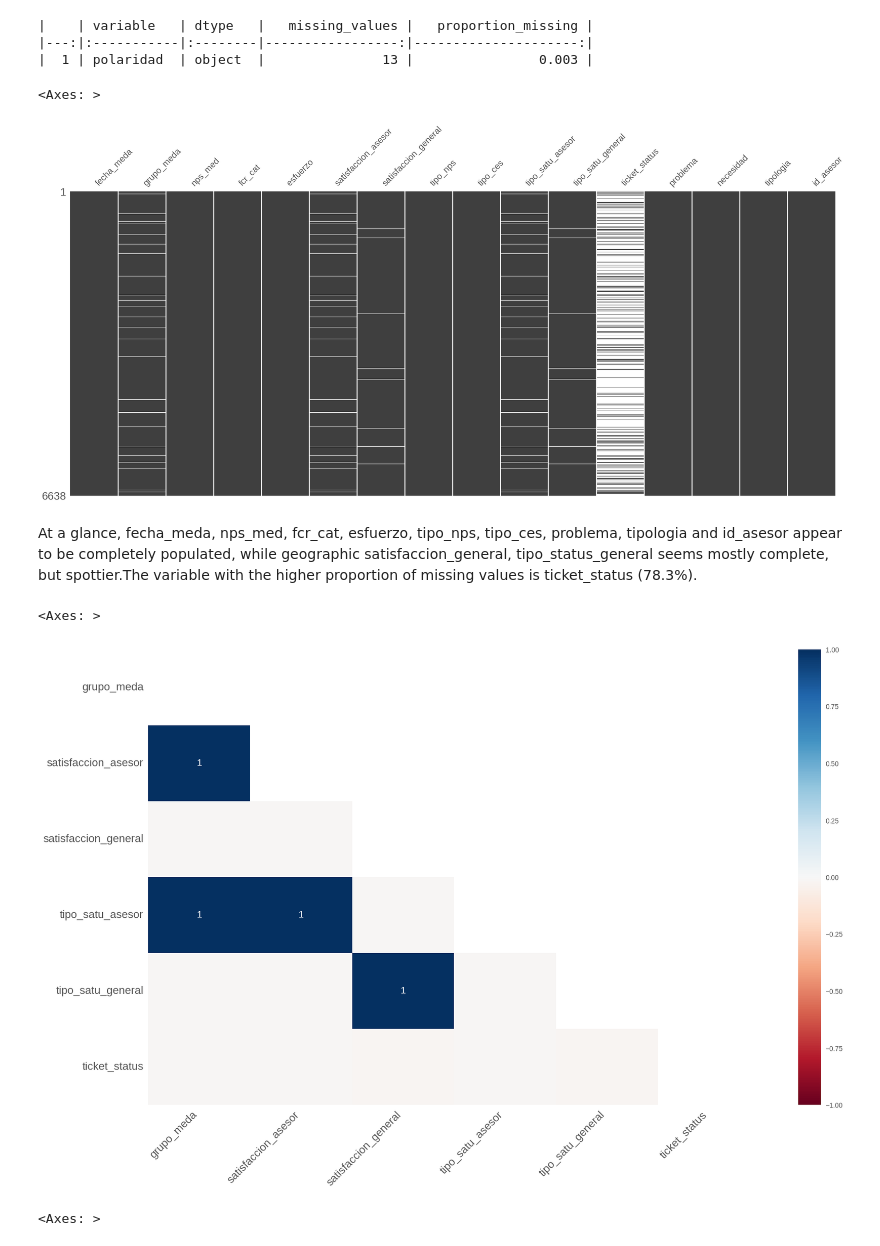
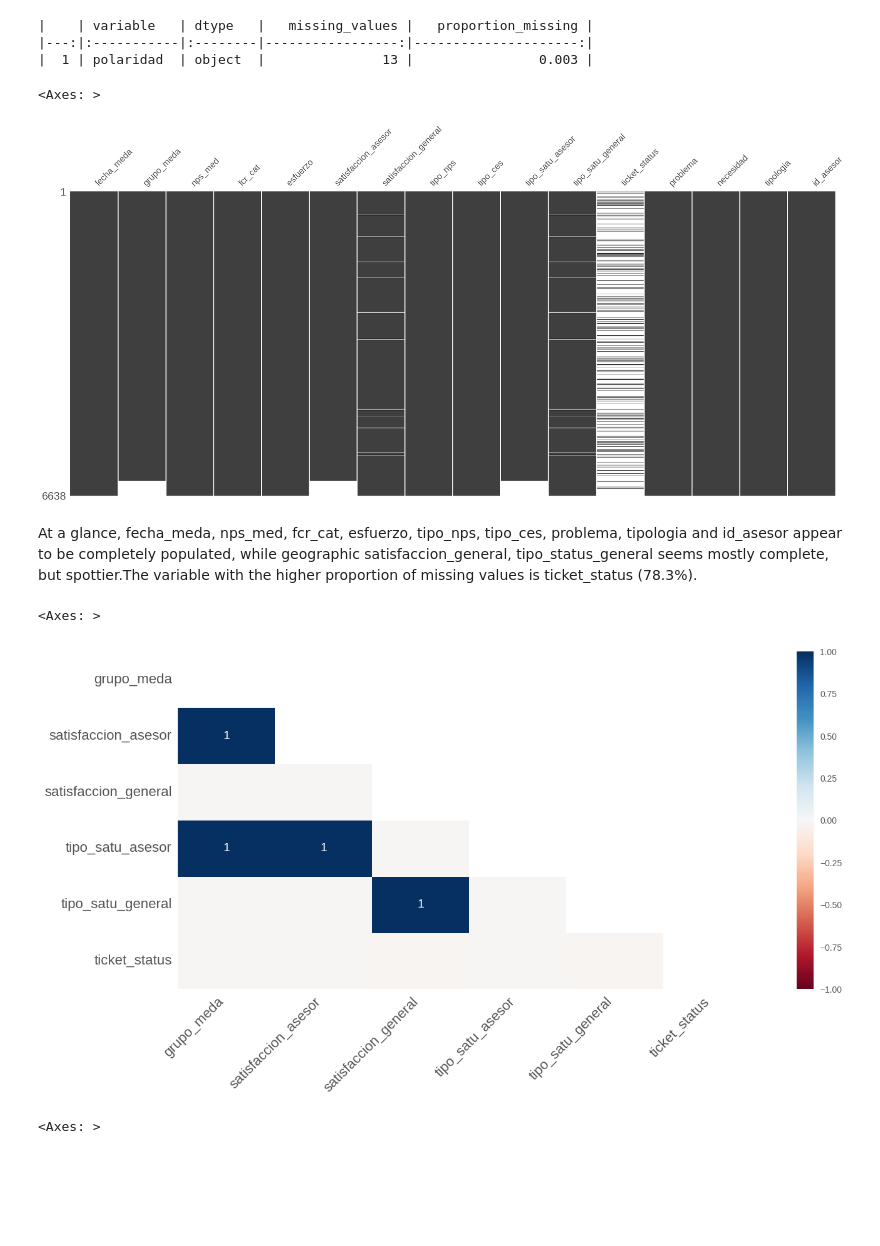
Before and after one commit to leandroaguazaco/data_science_portfolio, a Jupyter notebook: Projects/01-NPS_Analysis/P01_NPS_Analysis.ipynb, the cells around one changed output. Drawn from its saved outputs; the diff is of its cells as text; code cells hidden in the pictures; blank space fills up the shorter version.

```diff
--- a/Projects/01-NPS_Analysis/P01_NPS_Analysis.ipynb
+++ b/Projects/01-NPS_Analysis/P01_NPS_Analysis.ipynb
@@ -584,21 +594,23 @@ missing_plot_plotly(encuesta_df)
 |  1 | polaridad  | object  |               13 |                0.003 |
 # %%
 # Pick out patterns in data completion.
-msno.matrix(encuesta_indicadores_df, sparkline =  False)
+msno.matrix(encuesta_indicadores_df.sort_values(by = "satisfaccion_asesor"),
+            sparkline =  False)
 # %% [output]
 <Axes: >
-[figure, old version]
+[figure, new version]
 # %% [markdown]
 At a glance, fecha_meda, nps_med, fcr_cat, esfuerzo, tipo_nps, tipo_ces, problema, tipologia and id_asesor appear to be completely populated, while geographic satisfaccion_general, tipo_status_general seems mostly complete, but spottier.The variable with the higher proportion of missing values is ticket_status (78.3%).
 # %%
 # Missing values correlation heatmap
 
 # Measures nullity correlation: how strongly the presence or absence of one variable affects the presence of another.
 # Nullity correlation ranges from -1 (if one variable appears the other definitely does not) to 0 (variables appearing or not appearing have no effect on one another) to 1 (if one variable appears the other definitely also does).
-msno.heatmap(encuesta_indicadores_df)
+msno.heatmap(encuesta_indicadores_df,
+             figsize = (15, 7))
 # %% [output]
 <Axes: >
-[figure, old version]
+[figure, new version]
 # %%
 # Dendograma of missing values relations
 
```
Also changed, not shown: parts of 7 cells of this notebook.
